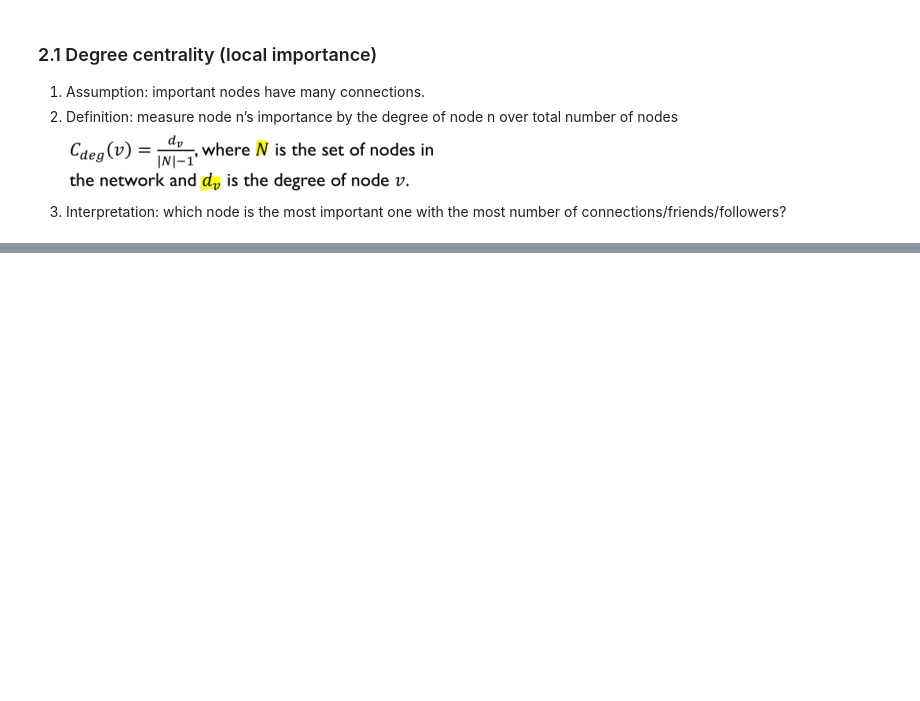
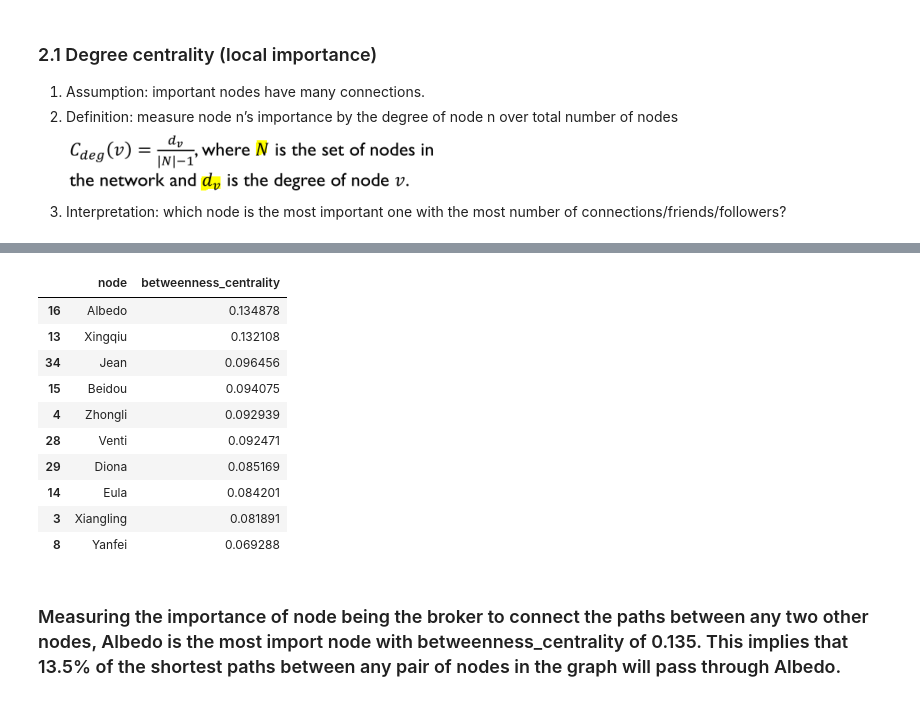
Before and after one commit to KangboLu/Graph-Analysis-with-NetworkX, a Jupyter notebook: 03_graph_statistics_part_3.ipynb, the cells around one changed output, grey strips where cells are left out. Drawn from its saved outputs; the diff is of its cells as text; code cells hidden in the pictures; blank space fills up the shorter version.

Commit message:
add betweenness centrality example

```diff
--- a/03_graph_statistics_part_3.ipynb
+++ b/03_graph_statistics_part_3.ipynb
@@ -202,0 +220,18 @@ closeness_centrality_df.sort_values("closeness_centrality", ascending=False).hea
+# %%
+betweenness_centrality_df = pd.DataFrame(nx.betweenness_centrality(directed_graph).items(),
+                                       columns=["node", "betweenness_centrality"])
+betweenness_centrality_df.sort_values("betweenness_centrality", ascending=False).head(10)
+# %% [output]
+|  | node | betweenness_centrality |
+| 16 | Albedo | 0.134878 |
+| 13 | Xingqiu | 0.132108 |
+| 34 | Jean | 0.096456 |
+| 15 | Beidou | 0.094075 |
+| 4 | Zhongli | 0.092939 |
+| 28 | Venti | 0.092471 |
+| 29 | Diona | 0.085169 |
+| 14 | Eula | 0.084201 |
+| 3 | Xiangling | 0.081891 |
+| 8 | Yanfei | 0.069288 |
+# %% [markdown]
+### Measuring the importance of node being the broker to connect the paths between any two other nodes, Albedo is the most import node with betweenness_centrality of 0.135. This implies that 13.5% of the shortest paths between any pair of nodes in the graph will pass through Albedo.
```
Also changed, not shown: parts of 25 cells of this notebook.
